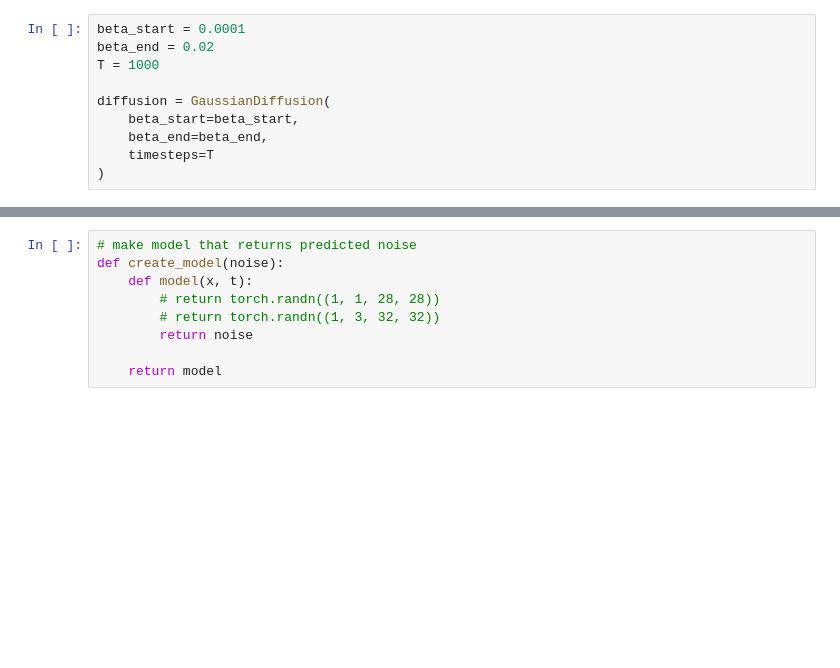
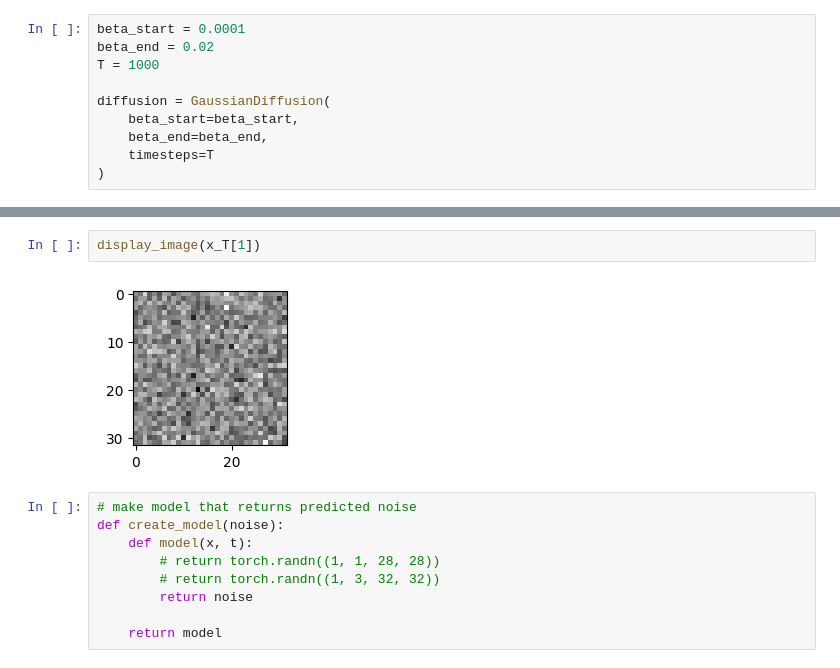
Before and after one commit to ericflip/ddpm, a Jupyter notebook: ddpm/sampling.ipynb, the cells around one changed output, grey strips where cells are left out. Cells and saved outputs as stored; diff of their text form; blank space fills up the shorter version.

```diff
--- a/ddpm/sampling.ipynb
+++ b/ddpm/sampling.ipynb
@@ -80,3 +97,7 @@ display_image(x_T[0])
+# %%
+display_image(x_T[1])
+# %% [output]
+[figure, added]
 # %%
 # make model that returns predicted noise
 def create_model(noise):
```
Also changed, not shown: parts of 29 cells of this notebook, 9 other files.
